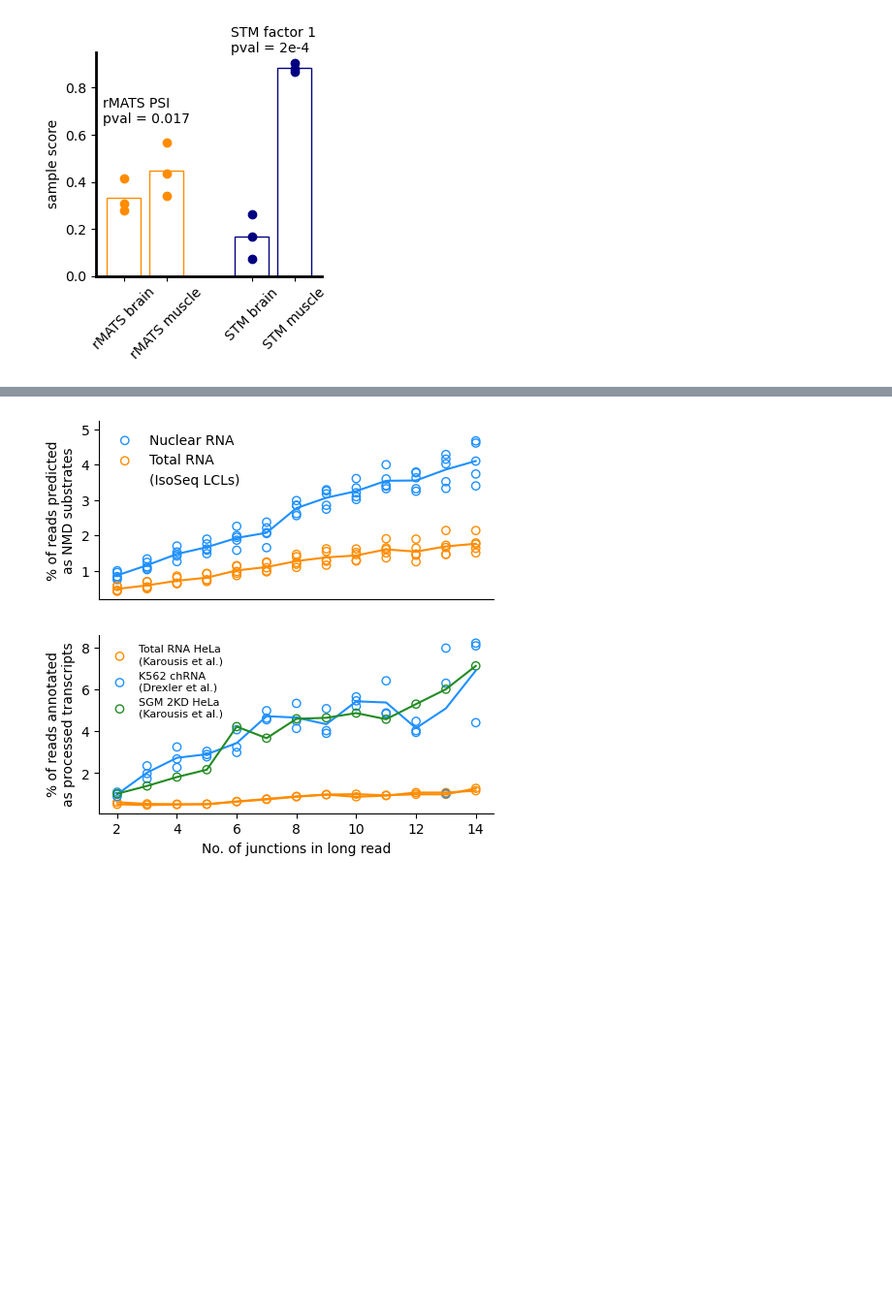
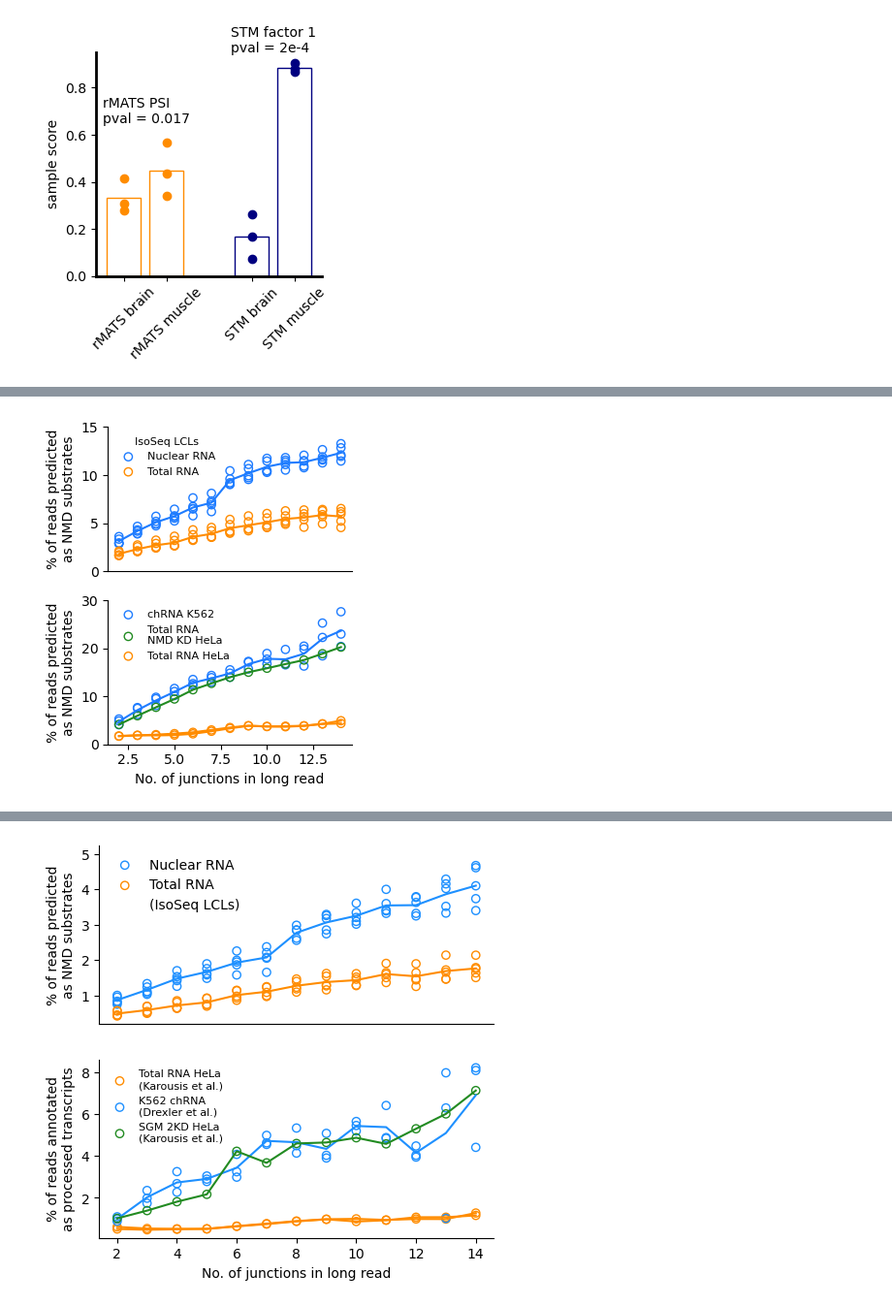
Before and after one commit to bfairkun/ChromatinSplicingQTLs, a Jupyter notebook: analysis/20230413_Fig1_long_reads.ipynb, the cells around one changed output, grey strips where cells are left out. Shown at 97% size. Saved outputs shown, nothing was run; the diff lists cells and outputs as text; code cells hidden in the pictures; blank space fills up the shorter version.

```diff
--- a/analysis/20230413_Fig1_long_reads.ipynb
+++ b/analysis/20230413_Fig1_long_reads.ipynb
@@ -526,0 +578,88 @@ plt.savefig('plots/Fig1.long_reads.png', dpi=300, bbox_inches='tight',)
+# %%
+figsize = (3.25, 4.25)
+fig, (ax1, ax2) = plt.subplots(nrows=2, ncols=1, figsize=figsize, gridspec_kw={'hspace': 0.2})
+
+
+
+for i in range(len(nuclear_NMD_reads)):
+    l = nuclear_NMD_reads[i]
+    if i == 0:
+        ax1.scatter(np.arange(1, len(l)-1)+1, l[1:-1], edgecolor='#1e7cff', facecolor="None",
+                   label='Nuclear RNA', )
+    else:
+        ax1.scatter(np.arange(1, len(l)-1)+1, l[1:-1], edgecolor='#1e7cff', facecolor="None",
+                   )
+
+mean_ = [np.mean((np.array(nuclear_NMD_reads).T)[i]) for i in range(1, len(l)-1)]
+ax1.plot(np.arange(1, len(l)-1)+1, mean_, c='#1e7cff')
+ax1.set_xticks([])
+
+
+for i in range(len(total_NMD_reads)):
+    l = total_NMD_reads[i]
+    if i == 0:
+        ax1.scatter(np.arange(1, len(l)-1)+1, l[1:-1], edgecolor='darkorange', facecolor="None",
+                    label='Total RNA')
+    else:
+        ax1.scatter(np.arange(1, len(l)-1)+1, l[1:-1], edgecolor='darkorange', facecolor="None",
+                   )
+
+mean_ = [np.mean((np.array(total_NMD_reads).T)[i]) for i in range(1, len(l)-1)]
+ax1.plot(np.arange(1, len(l)-1)+1, mean_, c='darkorange')
+
+ax1.set_ylabel('% of reads predicted\nas NMD substrates')
+ax1.spines['right'].set_visible(False)
+ax1.spines['top'].set_visible(False)
+
+# ax1.scatter([4], [5], c='white', label='(IsoSeq LCLs)')
+
+ax1.legend(title = 'IsoSeq LCLs', frameon=False,fontsize=8, title_fontsize = 8)
+
+# ax1.legend(frameon=False)
+
+
+
+ax2.scatter(range(2, 15), np.array(chRNA3_NMD_reads[1:14])*100, edgecolor='#1e7cff',
+            facecolor="None", label ='chRNA K562') #\n(Drexler et al.)
+ax2.scatter(range(2, 15), np.array(chRNA4_NMD_reads[1:14])*100, edgecolor='#1e7cff',
+            facecolor="None", )
+ax2.scatter(range(2, 15), np.array(chRNA5_NMD_reads[1:14])*100, edgecolor='#1e7cff',
+            facecolor="None", )
+ax2.scatter(range(2, 15), np.array(smg_NMD_reads[1:14])*100, edgecolor='forestgreen',
+            facecolor="None", label ='Total RNA\nNMD KD HeLa') #\n(Karousis et al.); SGM 2KD
+ax2.scatter(range(2, 15), np.array(ctrl1_NMD_reads[1:14])*100, edgecolor='darkorange',
+            facecolor="None", label='Total RNA HeLa') #\n(Karousis et al.)
+ax2.scatter(range(2, 15), np.array(ctrl2_NMD_reads[1:14])*100, edgecolor='darkorange',
+            facecolor="None")
+
+ax2.plot(range(2, len(ctrl1_NMD_reads)+1), np.array(ctrl1_NMD_reads[1:])*100, c='darkorange')
+ax2.plot(range(2, len(ctrl1_NMD_reads)+1), np.array(ctrl2_NMD_reads[1:])*100, c='darkorange')
+
+nmd_i = []
+for i in range(len(chRNA3_NMD_reads)):
+    nmd_i.append(np.mean([chRNA3_NMD_reads[i], chRNA4_NMD_reads[i], chRNA5_NMD_reads[i]]))
+
+ax2.plot(range(2, 15), np.array(nmd_i[1:14])*100, c='#1e7cff', )
+ax2.plot(range(2, 15), np.array(smg_NMD_reads[1:14])*100, c='forestgreen',)
+
+# plt.legend(frameon=False, fontsize=8)
+
+ax2.legend(frameon=False,fontsize=8)
+
+
+ax2.set_ylabel('% of reads predicted\nas NMD substrates')
+
+ax2.spines['right'].set_visible(False)
+ax2.spines['top'].set_visible(False)
+
+ax2.set_xlabel('No. of junctions in long read')
+
+ax1.set_ylim([0, 15])
+
+ax2.set_ylim([0, 30])
+
+
+plt.savefig('../code/manuscript_plots/Fig1.long_reads.subsampled_both.pdf', dpi=300, bbox_inches='tight',)
+plt.savefig('../code/manuscript_plots/Fig1.long_reads.subsampled_both.png', dpi=300, bbox_inches='tight',)
+# %% [output]
+[figure, added]
```
Also changed, not shown: parts of 12 cells of this notebook, 7 other files.
